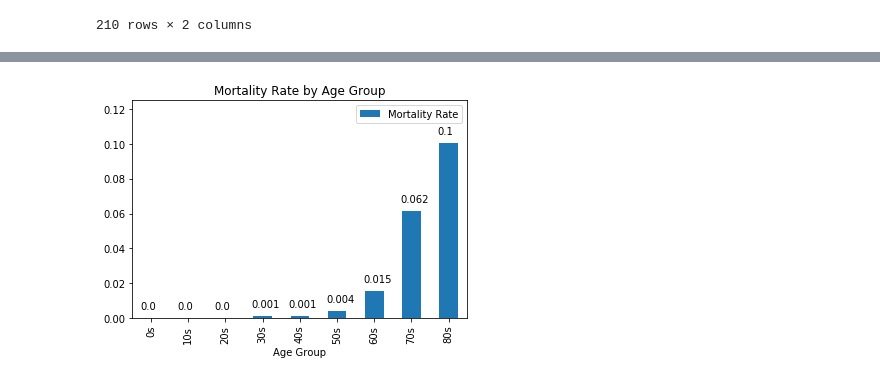
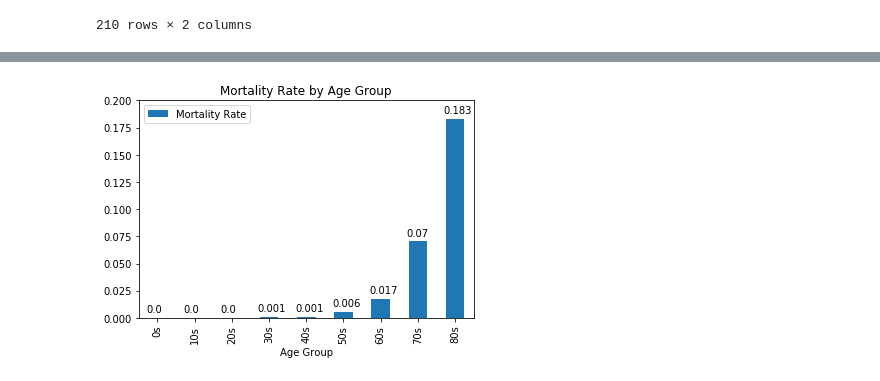
Before and after one commit to FarmageddonNow/CV19, a Jupyter notebook: CV19_Analysis-SK Detailed Data.ipynb, the cells around one changed output, grey strips where cells are left out. Saved outputs shown, nothing was run; the diff lists cells and outputs as text; code cells hidden in the pictures.

```diff
--- a/CV19_Analysis-SK Detailed Data.ipynb
+++ b/CV19_Analysis-SK Detailed Data.ipynb
@@ -6,9 +6,9 @@ import matplotlib.colors as mcolors
 import math
 %matplotlib inline
 # %%
-confirmed_df = pd.read_csv('https://raw.githubusercontent.com/CSSEGISandData/COVID-19/master/csse_covid_19_data/csse_covid_19_time_series/time_series_19-covid-Confirmed.csv')
-deaths_df = pd.read_csv('https://raw.githubusercontent.com/CSSEGISandData/COVID-19/master/csse_covid_19_data/csse_covid_19_time_series/time_series_19-covid-Deaths.csv')
-recoveries_df = pd.read_csv('https://raw.githubusercontent.com/CSSEGISandData/COVID-19/master/csse_covid_19_data/csse_covid_19_time_series/time_series_19-covid-Recovered.csv')
+confirmed_df = pd.read_csv('https://raw.githubusercontent.com/CSSEGISandData/COVID-19/master/csse_covid_19_data/csse_covid_19_time_series/time_series_covid19_confirmed_global.csv')
+deaths_df = pd.read_csv('https://raw.githubusercontent.com/CSSEGISandData/COVID-19/master/csse_covid_19_data/csse_covid_19_time_series/time_series_covid19_deaths_global.csv')
+recoveries_df = pd.read_csv('https://raw.githubusercontent.com/CSSEGISandData/COVID-19/master/csse_covid_19_data/csse_covid_19_time_series/time_series_covid19_recovered_global.csv')
 # %%
 pd.set_option('display.max_rows', 100)
 pd.set_option('display.max_columns', 100)
@@ -277,11 +282,11 @@ sk_mort.plot.bar()
 # %%
 ax = sk_mort.plot(kind='bar', title='Mortality Rate by Age Group')
-ax.set_ylim(0, 0.125)
+ax.set_ylim(0, 0.2)
 for i, label in enumerate(list(sk_mort.index)):
     mr = sk_mort.loc[label]['Mortality Rate']
     ax.annotate(round(mr, 3), (i-.3, mr+.005))
 # %% [output]
-[figure, old version]
+[figure, new version]
 # %%
 sk_conf_by_age = sk_conf_death_by_age.drop(['SK Deaths', 'Mortality Rate'], axis=1)
 sk_conf_by_age
```
Also changed, not shown: parts of 12 cells of this notebook, 1 other file.
